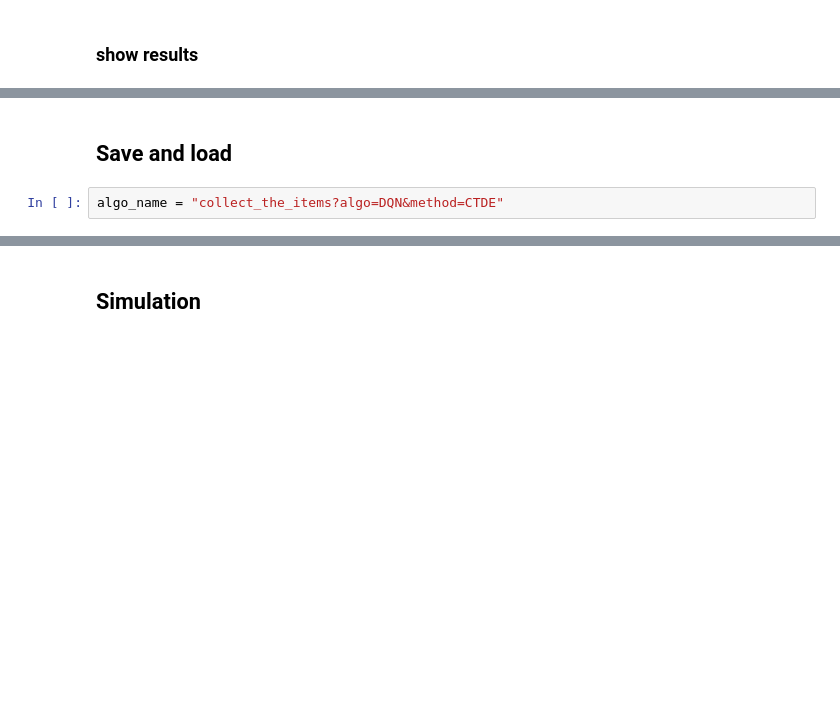
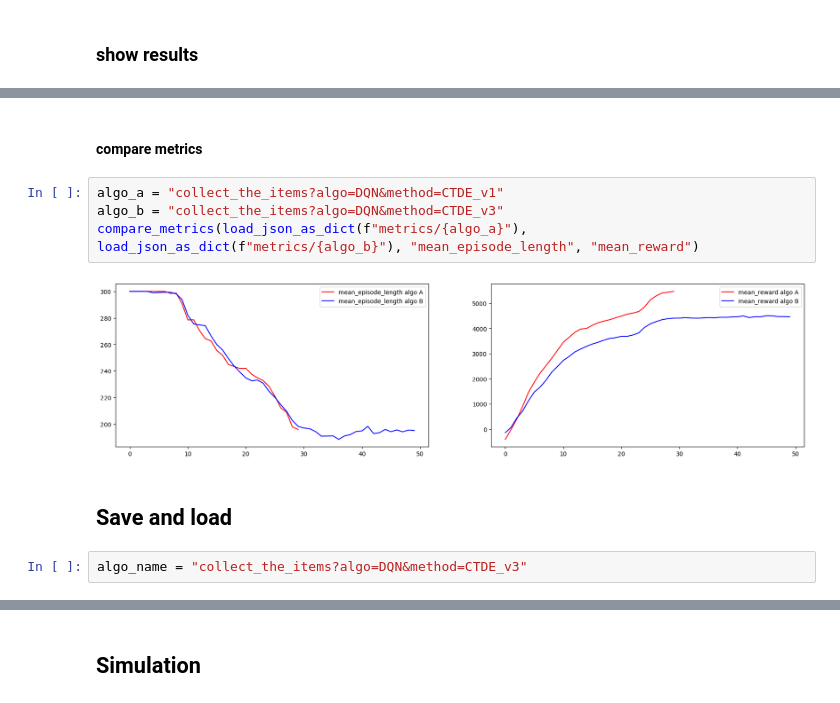
Before and after one commit to NicoloMalucelli/neighbor-based_MARL, a Jupyter notebook: CTDE/collect_the_items_v3.ipynb, the cells around one changed output, grey strips where cells are left out. Cells and saved outputs as stored; diff of their text form; blank space fills up the shorter version.

```diff
--- a/CTDE/collect_the_items_v3.ipynb
+++ b/CTDE/collect_the_items_v3.ipynb
@@ -425,7 +469,15 @@ ax2.plot(metrics["mean_reward"], linestyle='-', color='y', label='Mean reward')
+# %% [markdown]
+#### compare metrics
+# %%
+algo_a = "collect_the_items?algo=DQN&method=CTDE_v1"
+algo_b = "collect_the_items?algo=DQN&method=CTDE_v3"
+compare_metrics(load_json_as_dict(f"metrics/{algo_a}"), load_json_as_dict(f"metrics/{algo_b}"), "mean_episode_length", "mean_reward")
+# %% [output]
+[figure, added]
 # %% [markdown]
 ## Save and load
 # %%
-algo_name = "collect_the_items?algo=DQN&method=CTDE"
+algo_name = "collect_the_items?algo=DQN&method=CTDE_v3"
 # %%
 save_algo(algo, algo_name)
 save_dict_as_json(metrics, f"metrics/{algo_name}")
```
Also changed, not shown: parts of 8 cells of this notebook, 19 other files.
